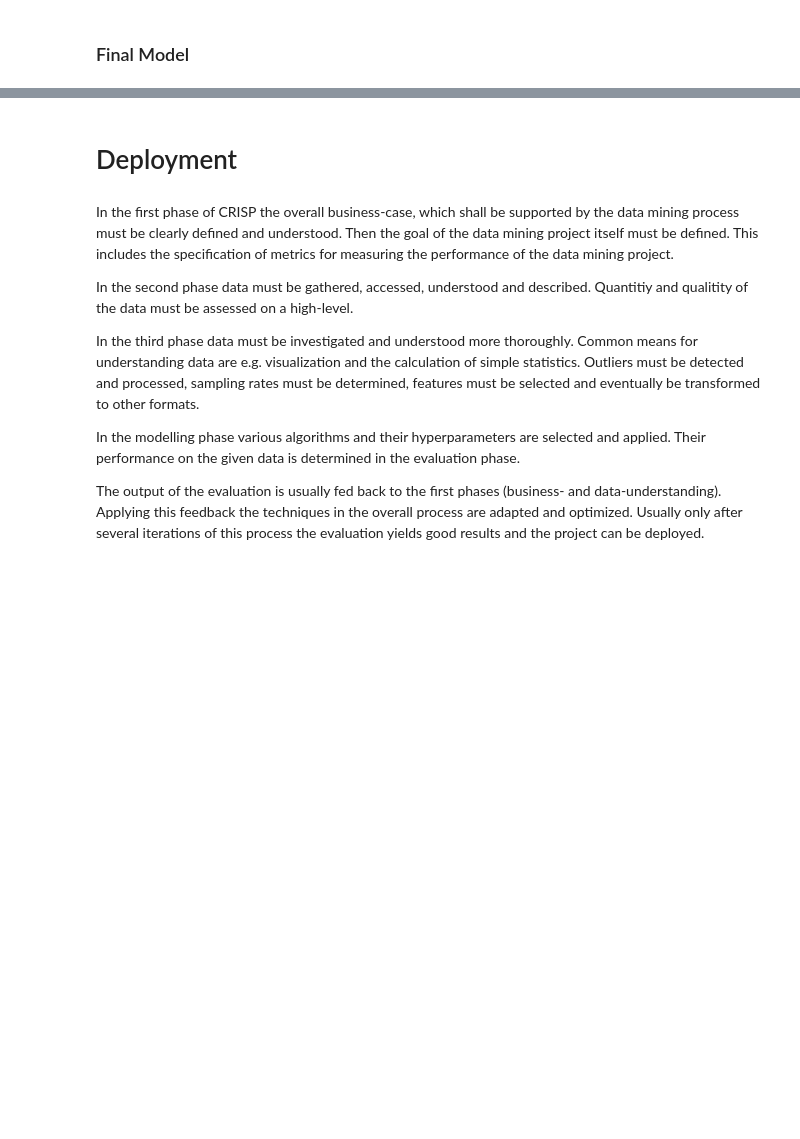
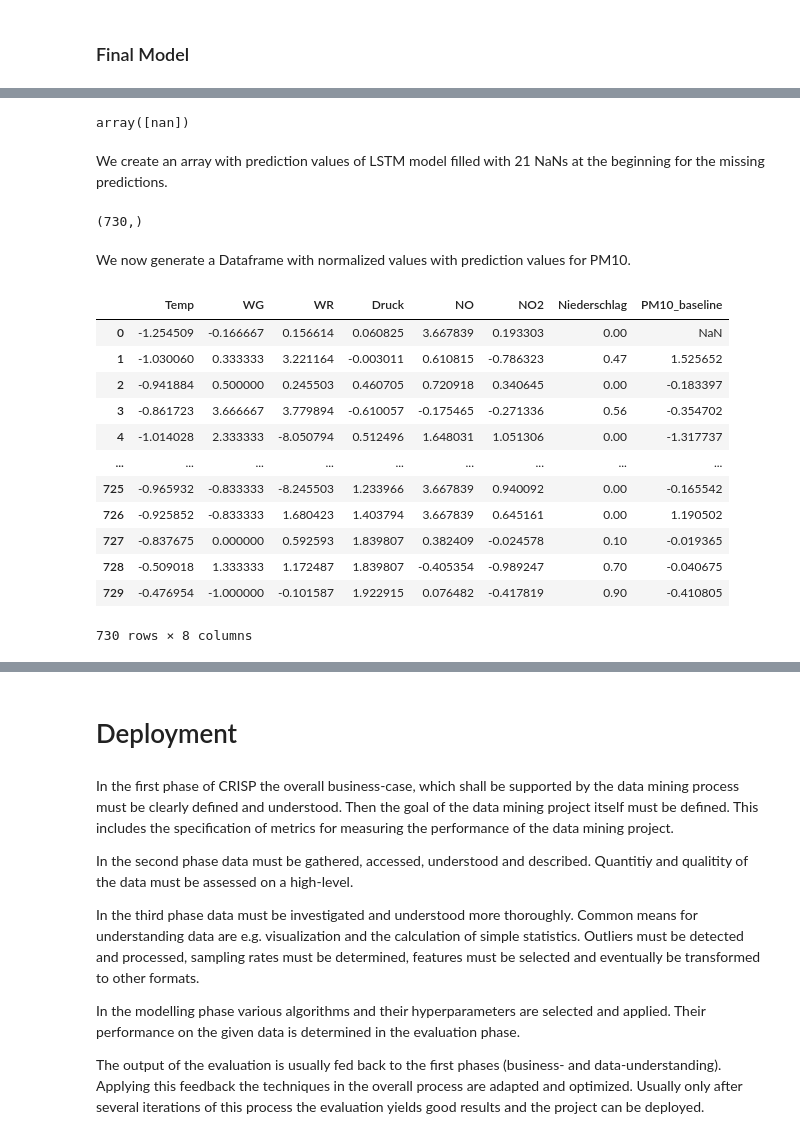
Before and after one commit to SvetiB/AirQualityStuttgart, a Jupyter notebook: AirQualityStuttgartModeling.ipynb, the cells around one changed output, grey strips where cells are left out. Saved outputs shown, nothing was run; the diff lists cells and outputs as text; code cells hidden in the pictures; blank space fills up the shorter version.

```diff
--- a/AirQualityStuttgartModeling.ipynb
+++ b/AirQualityStuttgartModeling.ipynb
@@ -647,0 +737,36 @@ df_Results.to_csv("df_Results_HPTuning.csv", sep=" ", header=True, index=False)
+# %%
+arrNaN = np.empty((1))
+arrNaN[:] = np.nan
+arrNaN
+# %% [output]
+array([nan])
+# %% [markdown]
+We create an array with prediction values of LSTM model filled with 21 NaNs at the beginning for the missing predictions.
+# %%
+arrPM10_pred = np.concatenate((arrNaN, test_pred))
+# %%
+arrPM10_pred.shape
+# %% [output]
+(730,)
+# %% [markdown]
+We now generate a Dataframe with normalized values with prediction values for PM10.
+# %%
+df_baseline_pred_norm = df_test_norm.copy() # deep copy of df_test_norm
+df_baseline_pred_norm = df_baseline_pred_norm.rename(columns=dictColumn)
+df_baseline_pred_norm = df_baseline_pred_norm.rename(columns={"PM10": "PM10_baseline"}, errors="raise")
+df_baseline_pred_norm['PM10_baseline'] = arrPM10_pred
+df_baseline_pred_norm
+# %% [output]
+|  | Temp | WG | WR | Druck | NO | NO2 | Niederschlag | PM10_baseline |
+| 0 | -1.254509 | -0.166667 | 0.156614 | 0.060825 | 3.667839 | 0.193303 | 0.00 | NaN |
+| 1 | -1.030060 | 0.333333 | 3.221164 | -0.003011 | 0.610815 | -0.786323 | 0.47 | 1.525652 |
+| 2 | -0.941884 | 0.500000 | 0.245503 | 0.460705 | 0.720918 | 0.340645 | 0.00 | -0.183397 |
+| 3 | -0.861723 | 3.666667 | 3.779894 | -0.610057 | -0.175465 | -0.271336 | 0.56 | -0.354702 |
+| 4 | -1.014028 | 2.333333 | -8.050794 | 0.512496 | 1.648031 | 1.051306 | 0.00 | -1.317737 |
+| ... | ... | ... | ... | ... | ... | ... | ... | ... |
+| 725 | -0.965932 | -0.833333 | -8.245503 | 1.233966 | 3.667839 | 0.940092 | 0.00 | -0.165542 |
+| 726 | -0.925852 | -0.833333 | 1.680423 | 1.403794 | 3.667839 | 0.645161 | 0.00 | 1.190502 |
+| 727 | -0.837675 | 0.000000 | 0.592593 | 1.839807 | 0.382409 | -0.024578 | 0.10 | -0.019365 |
+| 728 | -0.509018 | 1.333333 | 1.172487 | 1.839807 | -0.405354 | -0.989247 | 0.70 | -0.040675 |
+| 729 | -0.476954 | -1.000000 | -0.101587 | 1.922915 | 0.076482 | -0.417819 | 0.90 | -0.410805 |
+730 rows × 8 columns
```
Also changed, not shown: parts of 50 cells of this notebook, 3 other files.
